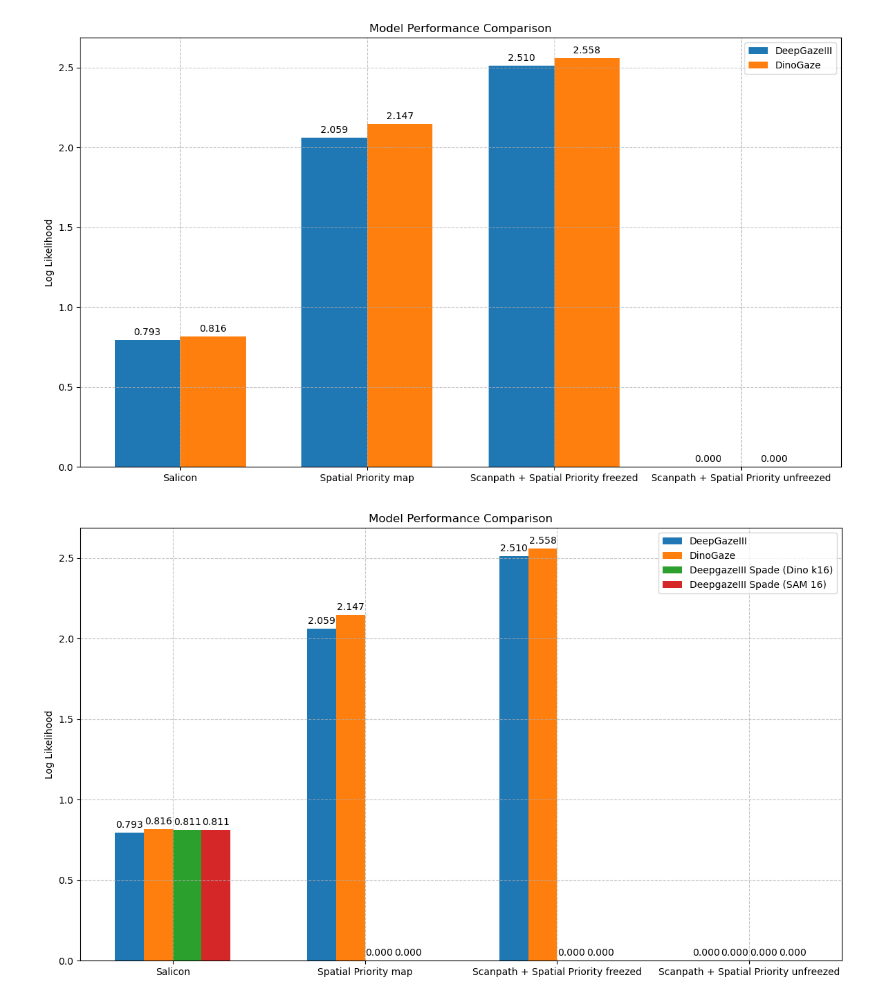
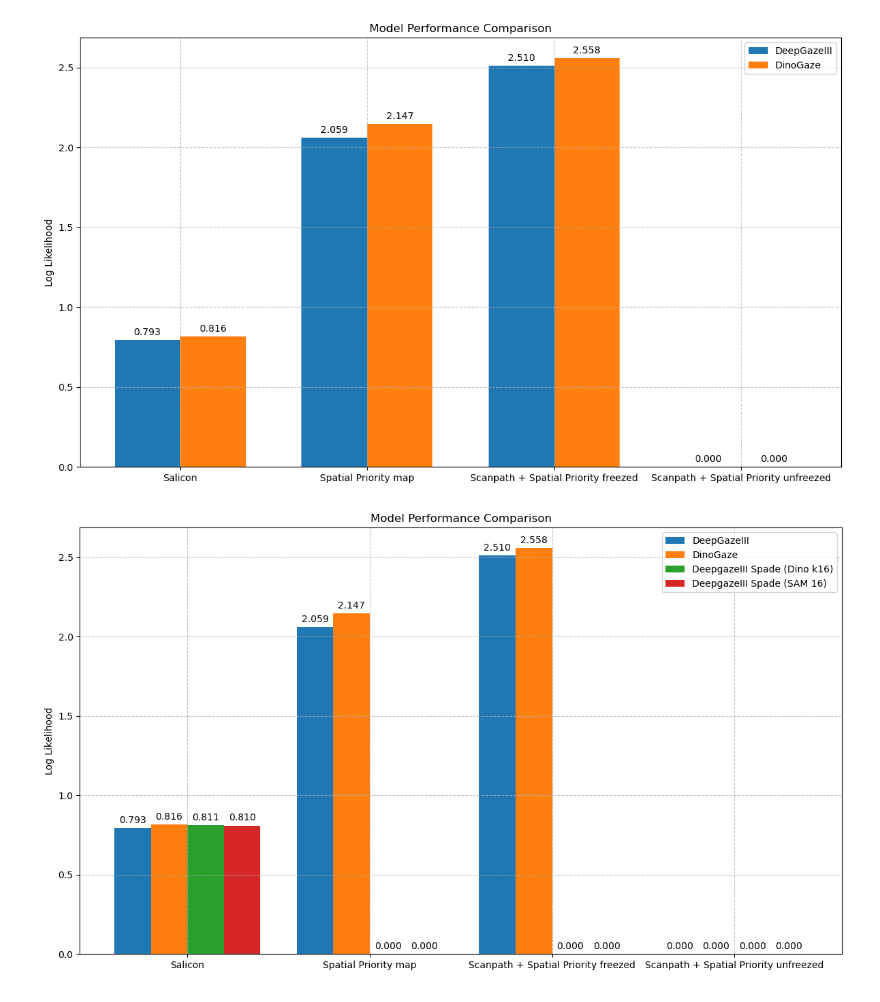
Before and after one commit to MirkoMorello/Decoding_Neural_Dynamics_of_Visual_Perceptual_Segmentation, a Jupyter notebook: notebooks/performances.ipynb, the cells around one changed output. Saved outputs shown, nothing was run; the diff lists cells and outputs as text; code cells hidden in the pictures.

Commit message:
new visualizations

```diff
--- a/notebooks/performances.ipynb
+++ b/notebooks/performances.ipynb
@@ -55,7 +55,7 @@ import matplotlib.pyplot as plt
 def plot_model_comparison(model_names, metrics, metric_values, title="Model Performance Comparison"):
 
     x = np.arange(len(metrics))  # the label locations
-    width = 0.15  # the width of the bars
+    width = 0.2  # the width of the bars
 
     fig, ax = plt.subplots(figsize=(12, 7))
 
@@ -70,31 +70,31 @@ def plot_model_comparison(model_names, metrics, metric_values, title="Model Perf
     ax.legend()
 
     # Add a grid for better readability
     ax.grid(True, linestyle='--', alpha=0.7)
 
     # Add values on top of bars
     for i, model_vals in enumerate(metric_values):
         offset = width * (i - 0.5 * (len(model_names) - 1))
         for j, val in enumerate(model_vals):
             ax.annotate(f'{val:.3f}',
                        xy=(x[j] + offset, val),
                        textcoords="offset points",
                        xytext=(0, 3),  # 3 points vertical offset
                        ha='center', va='bottom')
 
     plt.tight_layout()
     plt.show()
 
 # Example usage
 model_names = ["DeepGazeIII", "DinoGaze", "DeepgazeIII Spade (Dino k16)", "DeepgazeIII Spade (SAM 16)"]
 metrics = ["Salicon", "Spatial Priority map", "Scanpath + Spatial Priority freezed", "Scanpath + Spatial Priority unfreezed"]
 metric_values = [
     [0.7932, 2.0587, 2.510, 0],  # Model A performance
     [0.8159, 2.1474, 2.5576, 0],  # Model B performance
     [0.8113, 0, 0, 0],   # Model B performance
     [0.8098, 0, 0, 0]   # Model B performance
 ]
 
 plot_model_comparison(model_names, metrics, metric_values)
 # %% [output]
-[figure, old version]
+[figure, new version]
```
Also changed, not shown: parts of 1 cell of this notebook, 1 other file.
